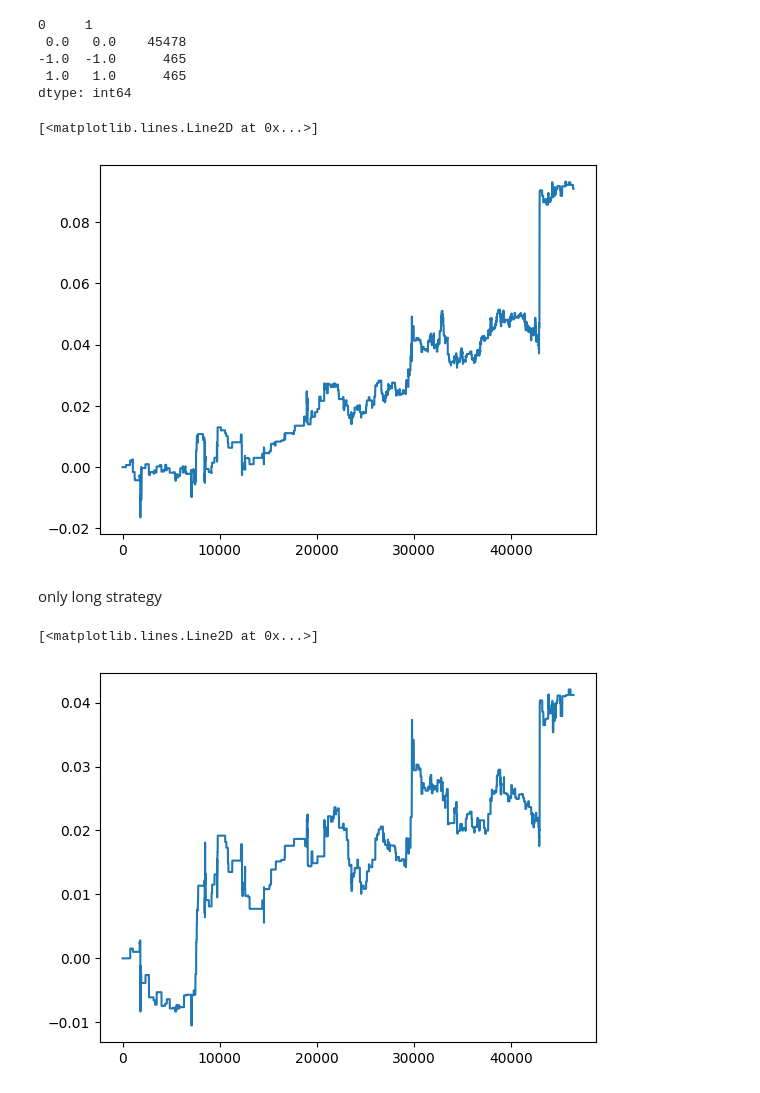
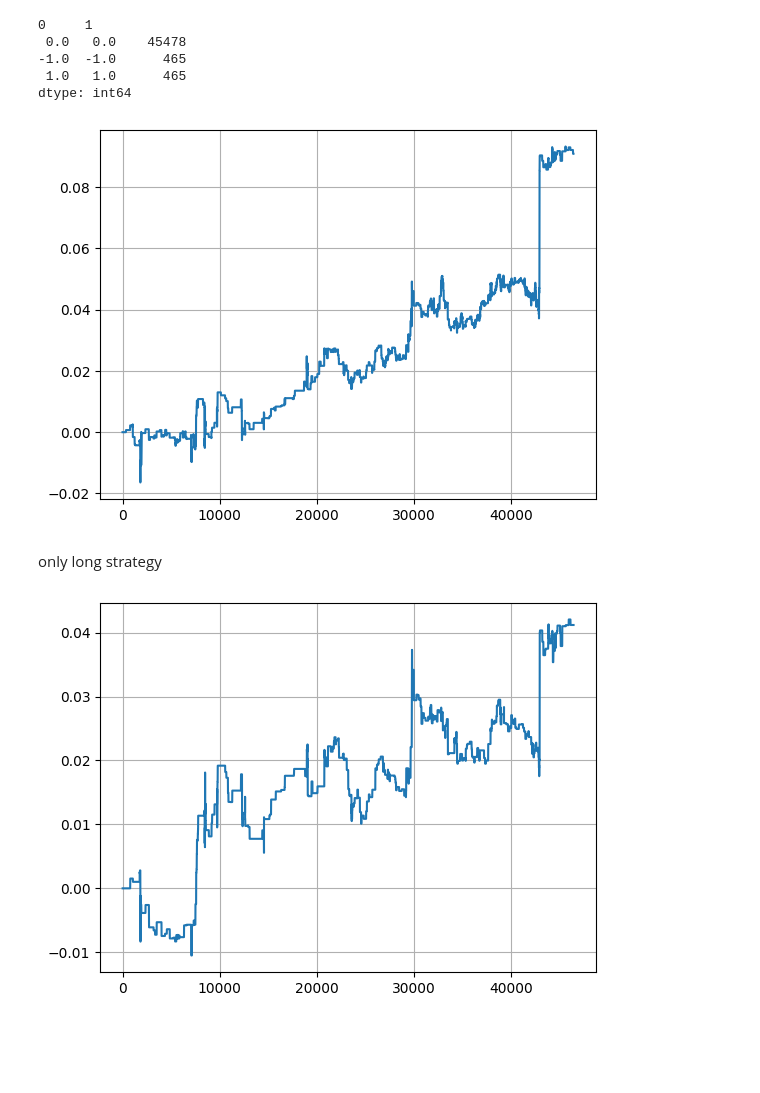
Before and after one commit to ChingisBadmaev/sirius_university, a Jupyter notebook: machine_learning/task_5/main.ipynb, the cells around one changed output. Saved outputs shown, nothing was run; the diff lists cells and outputs as text; code cells hidden in the pictures; blank space fills up the shorter version.

Commit message:
added grid

```diff
--- a/machine_learning/task_5/main.ipynb
+++ b/machine_learning/task_5/main.ipynb
@@ -309,5 +309,5 @@ Evaluated only: auc
 [figure]
 accuracy_score: 0.5065721427340114
 # %%
-long_short = pd.DataFrame(boosting.predict_proba(mdata_test))
+position = pd.DataFrame(boosting.predict_proba(mdata_test))
 # %%
@@ -316,7 +316,7 @@ short_pos = long_short.loc[long_short[1] < long_short[1].quantile(0.01)].index
 # %% [markdown]
 long-short strategy
 # %%
-long_short.loc[long_short[1] > long_short[1].quantile(0.99)] = 1
-long_short.loc[long_short[1] < long_short[1].quantile(0.01)] = -1
-long_short.loc[(long_short[1] > long_short[1].quantile(0.01)) & (long_short[1] < long_short[1].quantile(0.99))] = 0
+position.loc[position[1] > position[1].quantile(0.99)] = 1
+position.loc[position[1] < position[1].quantile(0.01)] = -1
+position.loc[(position[1] > position[1].quantile(0.01)) & (position[1] < position[1].quantile(0.99))] = 0
 # %%
@@ -331,20 +331,20 @@ dtype: int64
 returns = get_market_data(ticker)[0]['LAST'].pct_change().shift(-1).fillna(0)
 returns_test = returns.iloc[val_size:]
 # %%
-strategy_1 = np.asarray(long_short[1])
+strategy_1 = np.asarray(position[1])
 pnl = (np.asarray(returns_test) * strategy_1)
 plt.plot(pnl.cumsum())
+plt.grid()
 # %% [output]
-[<matplotlib.lines.Line2D at 0x...>]
-[figure, old version]
+[figure, new version]
 # %% [markdown]
 only long strategy
 # %%
-long_short.loc[long_short[1] < long_short[1].quantile(0.99)] = 0
+position.loc[position[1] < position[1].quantile(0.99)] = 0
 # %%
-strategy_1 = np.asarray(long_short[1])
+strategy_1 = np.asarray(position[1])
 pnl = (np.asarray(returns_test) * strategy_1)
 plt.plot(pnl.cumsum())
+plt.grid()
 # %% [output]
-[<matplotlib.lines.Line2D at 0x...>]
-[figure, old version]
+[figure, new version]
```
Also changed, not shown: parts of 2 cells of this notebook.
